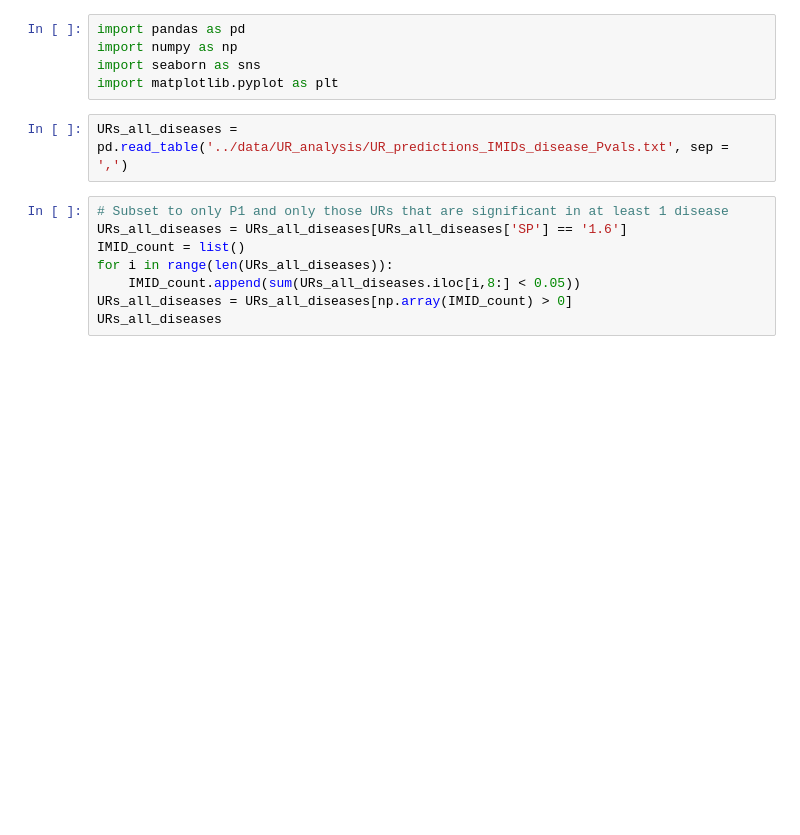
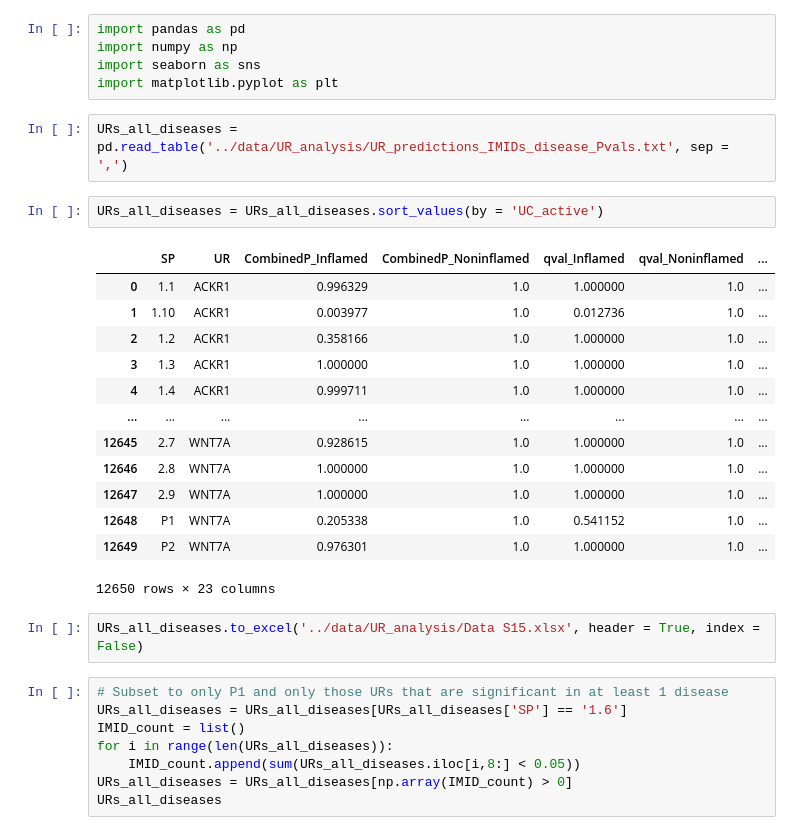
Before and after one commit to SDTC-CPMed/multi-organ_DigiTwin, a Jupyter notebook: Python/IMID_heatmap.ipynb, the cells around one changed output. Cells and saved outputs as stored; diff of their text form; blank space fills up the shorter version.

```diff
--- a/Python/IMID_heatmap.ipynb
+++ b/Python/IMID_heatmap.ipynb
@@ -5,6 +5,24 @@ import seaborn as sns
 import matplotlib.pyplot as plt
 # %%
 URs_all_diseases = pd.read_table('../data/UR_analysis/UR_predictions_IMIDs_disease_Pvals.txt', sep = ',')
+# %%
+URs_all_diseases = URs_all_diseases.sort_values(by = 'UC_active')
+# %% [output]
+|  | SP | UR | CombinedP_Inflamed | CombinedP_Noninflamed | qval_Inflamed | qval_Noninflamed | ... |
+| 0 | 1.1 | ACKR1 | 0.996329 | 1.0 | 1.000000 | 1.0 | ... |
+| 1 | 1.10 | ACKR1 | 0.003977 | 1.0 | 0.012736 | 1.0 | ... |
+| 2 | 1.2 | ACKR1 | 0.358166 | 1.0 | 1.000000 | 1.0 | ... |
+| 3 | 1.3 | ACKR1 | 1.000000 | 1.0 | 1.000000 | 1.0 | ... |
+| 4 | 1.4 | ACKR1 | 0.999711 | 1.0 | 1.000000 | 1.0 | ... |
+| ... | ... | ... | ... | ... | ... | ... | ... |
+| 12645 | 2.7 | WNT7A | 0.928615 | 1.0 | 1.000000 | 1.0 | ... |
+| 12646 | 2.8 | WNT7A | 1.000000 | 1.0 | 1.000000 | 1.0 | ... |
+| 12647 | 2.9 | WNT7A | 1.000000 | 1.0 | 1.000000 | 1.0 | ... |
+| 12648 | P1 | WNT7A | 0.205338 | 1.0 | 0.541152 | 1.0 | ... |
+| 12649 | P2 | WNT7A | 0.976301 | 1.0 | 1.000000 | 1.0 | ... |
+12650 rows × 23 columns
+# %%
+URs_all_diseases.to_excel('../data/UR_analysis/Data S15.xlsx', header = True, index = False)
 # %%
 # Subset to only P1 and only those URs that are significant in at least 1 disease
 URs_all_diseases = URs_all_diseases[URs_all_diseases['SP'] == '1.6']
```
Also changed, not shown: parts of 6 cells of this notebook, 6 other files.
